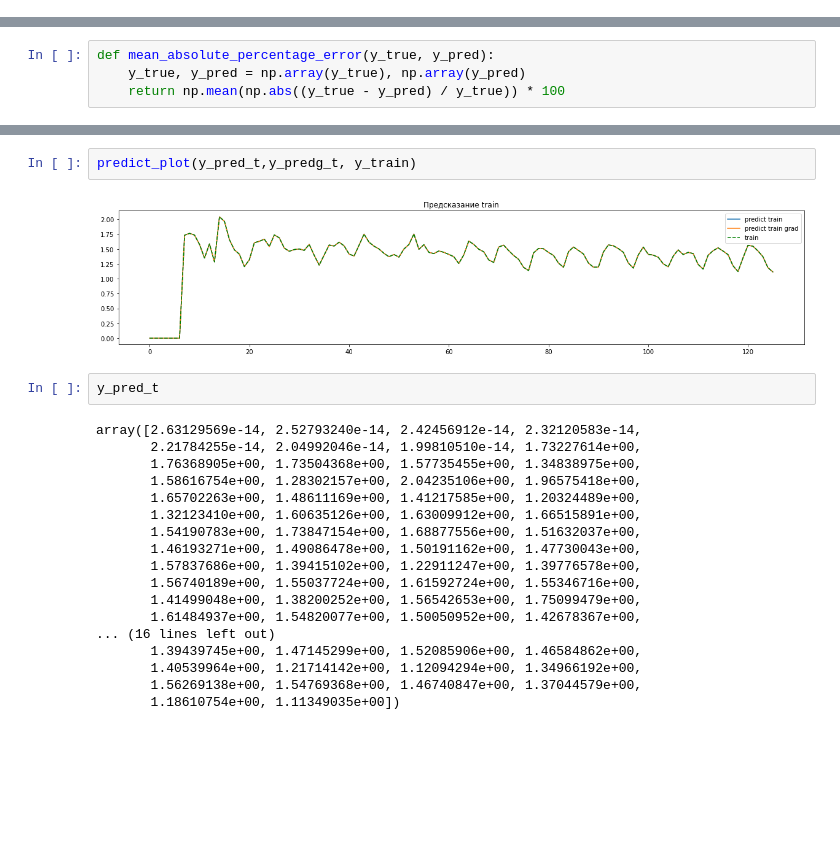
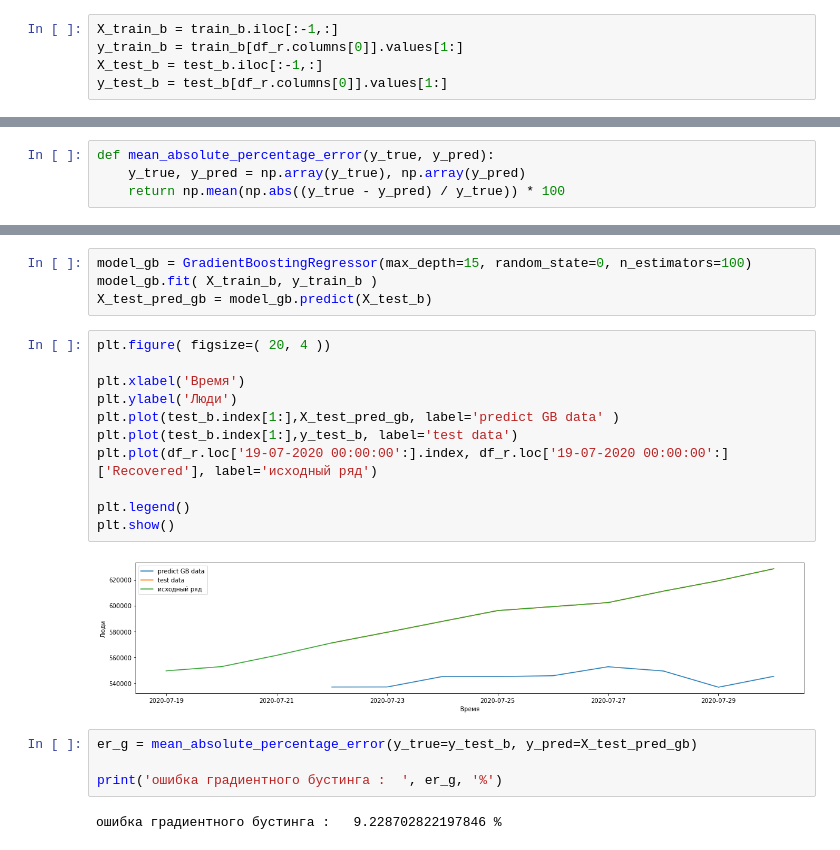
Before and after one commit to egorsemevskiy/GB_EDA, a Jupyter notebook: 2_lesson/HW_2_lesson.ipynb, the cells around one changed output, grey strips where cells are left out. Drawn from its saved outputs; the diff is of its cells as text; blank space fills up the shorter version.

```diff
--- a/2_lesson/HW_2_lesson.ipynb
+++ b/2_lesson/HW_2_lesson.ipynb
@@ -482,3 +472,8 @@ DatetimeIndex(['2020-03-17', '2020-03-18', '2020-03-19', '2020-03-20',
+# %%
+X_train_b = train_b.iloc[:-1,:]
+y_train_b = train_b[df_r.columns[0]].values[1:]
+X_test_b = test_b.iloc[:-1,:]
+y_test_b = test_b[df_r.columns[0]].values[1:]
 # %%
 plt.figure( figsize=( 15, 7 ))
 plt.xlabel('Время')
@@ -539,24 +494,23 @@ def predict_plot(y_pred_t, y_predg_t, y_train):
-# %%
-predict_plot(y_pred_t,y_predg_t, y_train)
-# %% [output]
-[figure, removed]
-# %%
-y_pred_t
-# %% [output]
-array([2.63129569e-14, 2.52793240e-14, 2.42456912e-14, 2.32120583e-14,
-       2.21784255e-14, 2.04992046e-14, 1.99810510e-14, 1.73227614e+00,
-       1.76368905e+00, 1.73504368e+00, 1.57735455e+00, 1.34838975e+00,
-       1.58616754e+00, 1.28302157e+00, 2.04235106e+00, 1.96575418e+00,
-       1.65702263e+00, 1.48611169e+00, 1.41217585e+00, 1.20324489e+00,
-       1.32123410e+00, 1.60635126e+00, 1.63009912e+00, 1.66515891e+00,
-       1.54190783e+00, 1.73847154e+00, 1.68877556e+00, 1.51632037e+00,
-       1.46193271e+00, 1.49086478e+00, 1.50191162e+00, 1.47730043e+00,
-       1.57837686e+00, 1.39415102e+00, 1.22911247e+00, 1.39776578e+00,
-       1.56740189e+00, 1.55037724e+00, 1.61592724e+00, 1.55346716e+00,
-       1.41499048e+00, 1.38200252e+00, 1.56542653e+00, 1.75099479e+00,
-       1.61484937e+00, 1.54820077e+00, 1.50050952e+00, 1.42678367e+00,
-... (16 lines left out)
-       1.39439745e+00, 1.47145299e+00, 1.52085906e+00, 1.46584862e+00,
-       1.40539964e+00, 1.21714142e+00, 1.12094294e+00, 1.34966192e+00,
-       1.56269138e+00, 1.54769368e+00, 1.46740847e+00, 1.37044579e+00,
-       1.18610754e+00, 1.11349035e+00])
+# %%
+model_gb = GradientBoostingRegressor(max_depth=15, random_state=0, n_estimators=100)
+model_gb.fit( X_train_b, y_train_b )
+X_test_pred_gb = model_gb.predict(X_test_b)
+# %%
+plt.figure( figsize=( 20, 4 ))
+
+plt.xlabel('Время')
+plt.ylabel('Люди')
+plt.plot(test_b.index[1:],X_test_pred_gb, label='predict GB data' )
+plt.plot(test_b.index[1:],y_test_b, label='test data')
+plt.plot(df_r.loc['19-07-2020 00:00:00':].index, df_r.loc['19-07-2020 00:00:00':]['Recovered'], label='исходный ряд')
+
+plt.legend()
+plt.show()
+# %% [output]
+[figure, added]
+# %%
+er_g = mean_absolute_percentage_error(y_true=y_test_b, y_pred=X_test_pred_gb)
+
+print('ошибка градиентного бустинга :  ', er_g, '%')
+# %% [output]
+ошибка градиентного бустинга :   9.228702822197846 %
```
Also changed, not shown: parts of 23 cells of this notebook, 2 other files.
